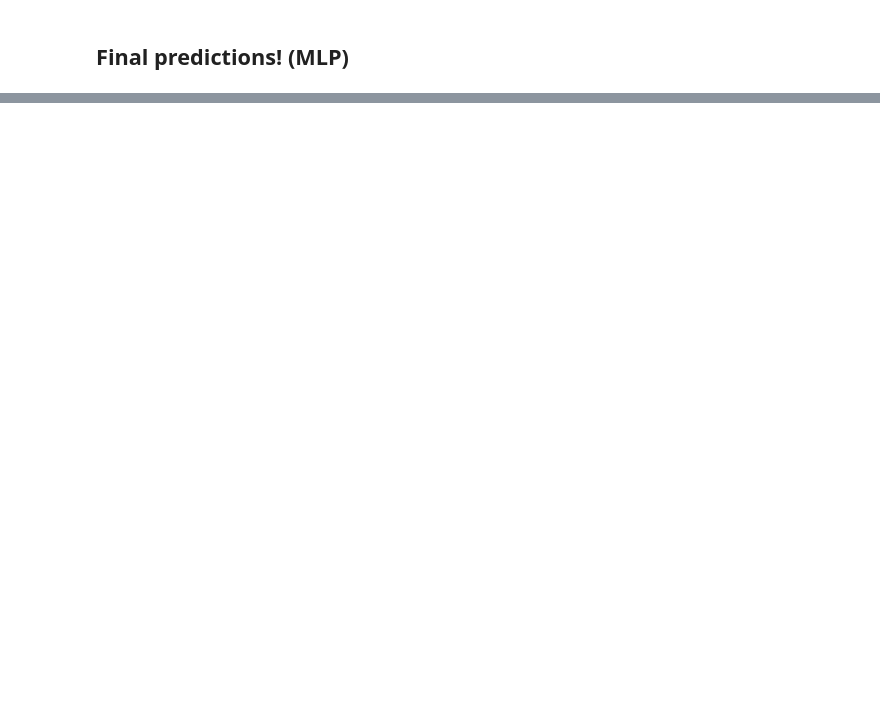
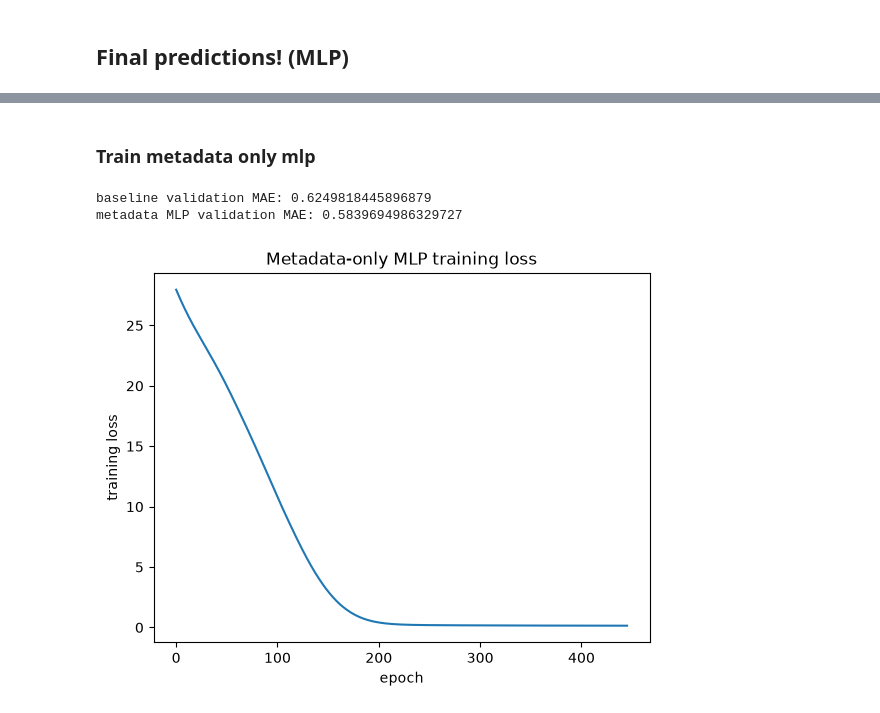
Before and after one commit to angml/ML2_Project, a Jupyter notebook: project_file_bayesian.ipynb, the cells around one changed output, grey strips where cells are left out. Cells and saved outputs as stored; diff of their text form; code cells hidden in the pictures; blank space fills up the shorter version.

Commit message:
Implemeted mlp (model that includes lstm is not working yet)

```diff
--- a/project_file_bayesian.ipynb
+++ b/project_file_bayesian.ipynb
@@ -800,0 +839,15 @@ mlp_base.head()
+# %%
+mlp_data = mlp_base.copy()
+# store k as str to account for numbers and "midpoint"
+mlp_data["k"] = mlp_data["k"].astype(str)
+# keeping only movies we want (no lstm_train movies)
+mlp_data = mlp_data[mlp_data["split"].isin(["mlp_train", "validation", "test"])].reset_index(drop=True)
+#metadata features
+metadata_cols = ["runtime", "release_year"] + [
+    col for col in mlp_data.columns if col.startswith(("genre_", "mpaa_rating_"))
+]
+print("metadata features:", metadata_cols)
+print("rows per split:")
+print(mlp_data["split"].value_counts())
+print("movies per split:")
+print(mlp_data.groupby("split")["movie_id"].nunique())
@@ -800,0 +907,28 @@ mlp_base.head()
+# %% [markdown]
+### Train metadata only mlp
+# %%
+baseline_val_pred = np.full(len(y_val), y_fit.mean())
+print("baseline validation MAE:", mean_absolute_error(y_val, baseline_val_pred))
+
+mlp_meta = MLPRegressor(
+    hidden_layer_sizes=(8,),
+    activation="relu",
+    learning_rate_init=0.001,
+    max_iter=500,
+    random_state=42,
+).fit(X_meta_fit, y_fit)
+
+# predict the validation ratings
+y_meta_val_pred = mlp_meta.predict(X_meta_val)
+print("metadata MLP validation MAE:", mean_absolute_error(y_val, y_meta_val_pred))
+
+plt.figure()
+plt.plot(mlp_meta.loss_curve_)
+plt.xlabel("epoch")
+plt.ylabel("training loss")
+plt.title("Metadata-only MLP training loss")
+plt.show()
+# %% [output]
+baseline validation MAE: 0.6249818445896879
+metadata MLP validation MAE: 0.5839694986329727
+[figure, added]
```
Also changed, not shown: parts of 23 cells of this notebook.
